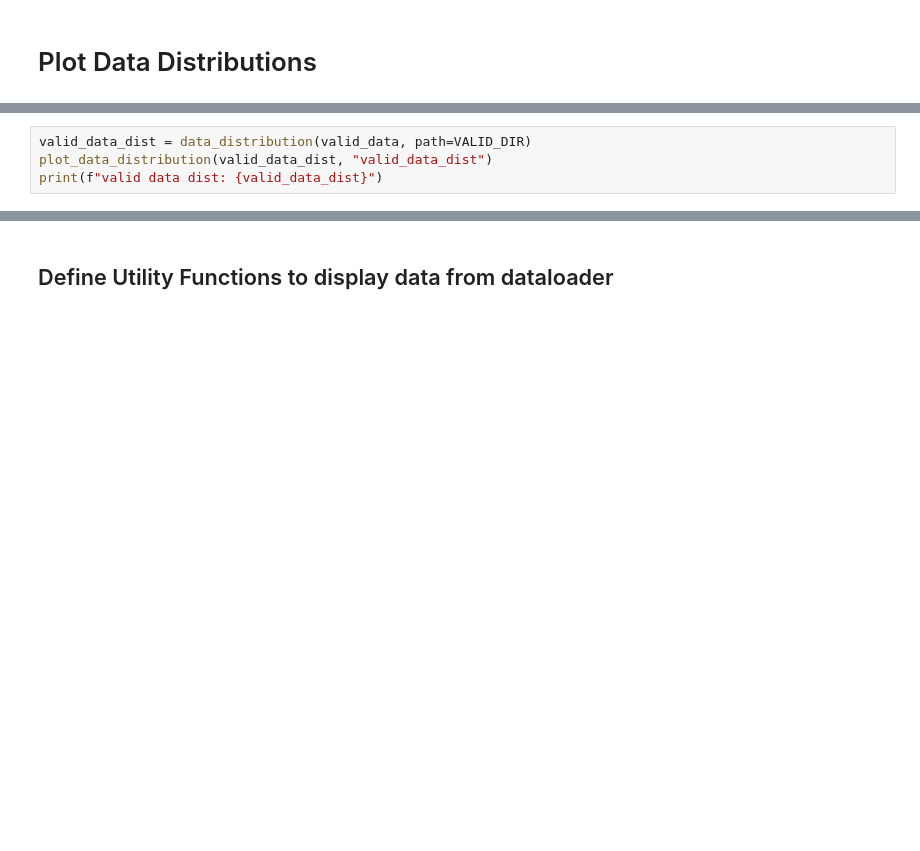
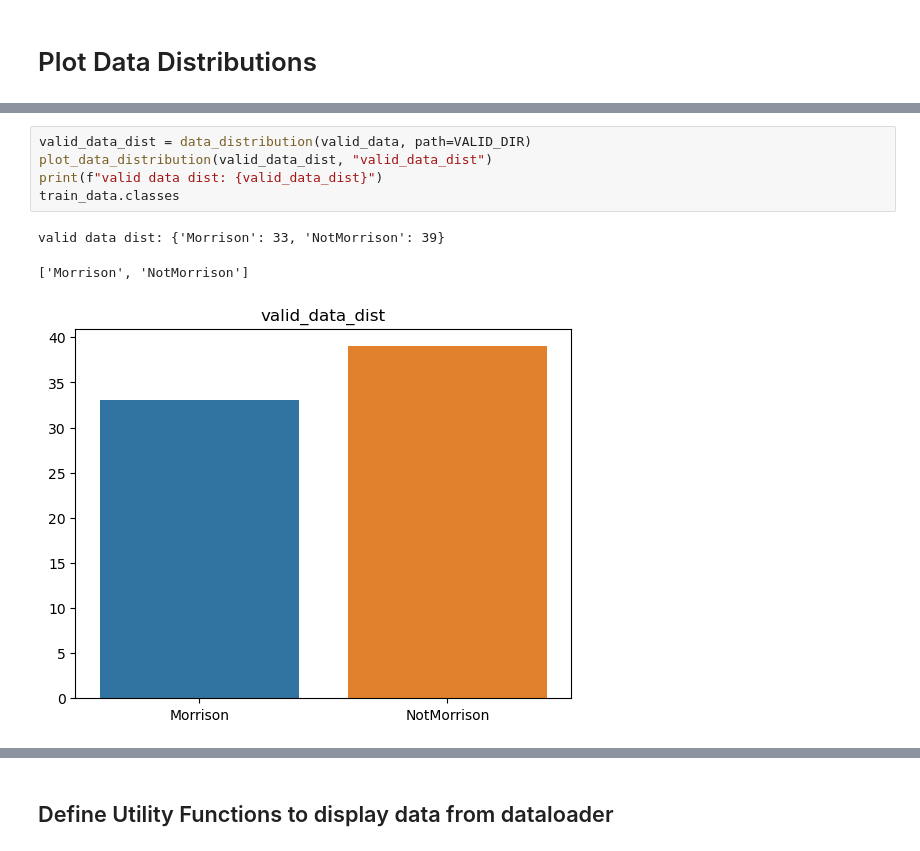
Before and after one commit to IntelSoftware/Jurassic, a Jupyter notebook: 07_BuildTrainScorePyTorchModel.ipynb, the cells around one changed output, grey strips where cells are left out. Cells and saved outputs as stored; diff of their text form; blank space fills up the shorter version.

```diff
--- a/07_BuildTrainScorePyTorchModel.ipynb
+++ b/07_BuildTrainScorePyTorchModel.ipynb
@@ -140,7 +155,12 @@ print(f"train data dist: {train_data_dist}")
 # %%
 valid_data_dist = data_distribution(valid_data, path=VALID_DIR)
 plot_data_distribution(valid_data_dist, "valid_data_dist")
 print(f"valid data dist: {valid_data_dist}")
+train_data.classes
+# %% [output]
+valid data dist: {'Morrison': 33, 'NotMorrison': 39}
+['Morrison', 'NotMorrison']
+[figure, added]
 # %%
 # create data loaders
 batch_size = 128
```
Also changed, not shown: parts of 15 cells of this notebook, 15 other files.
